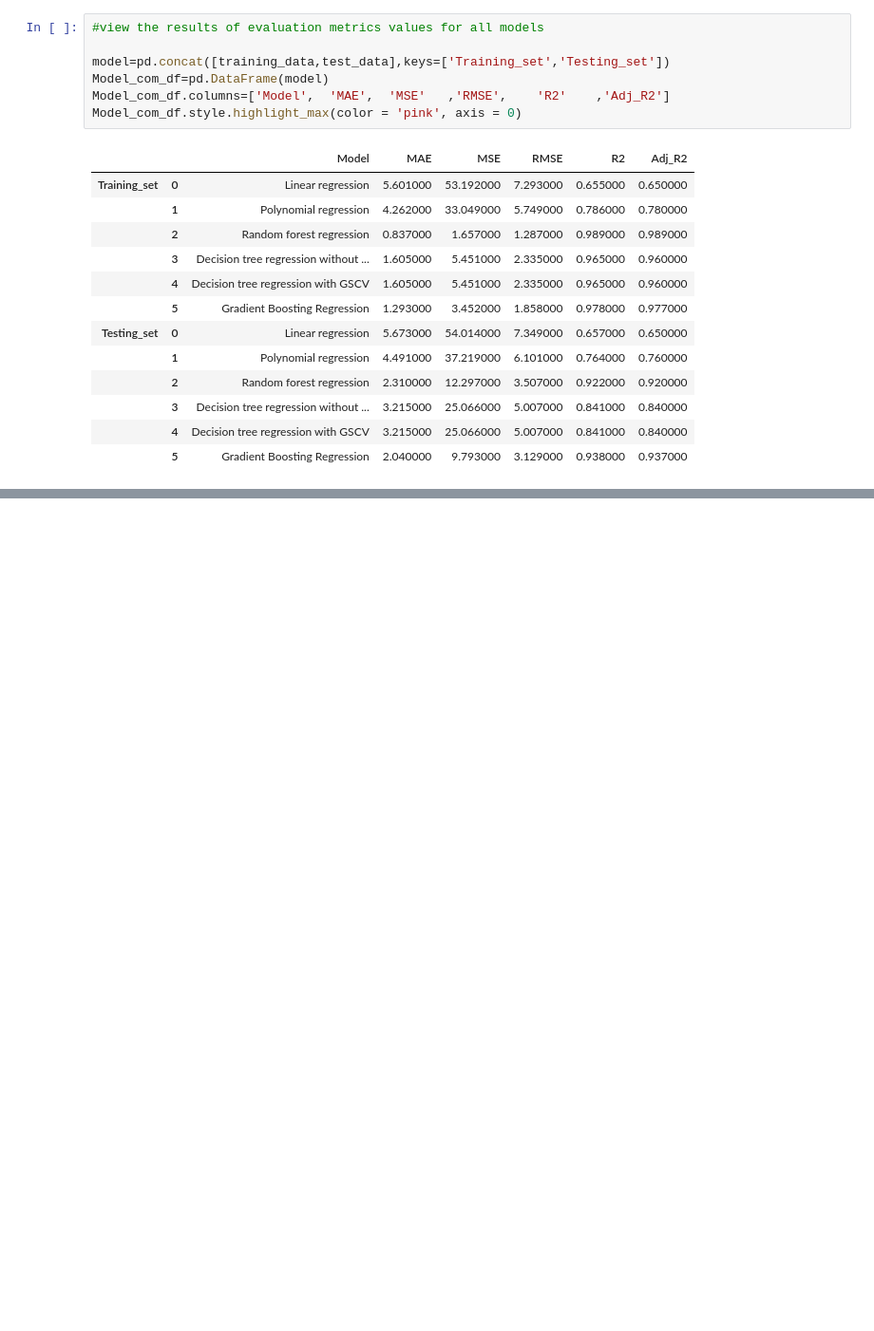
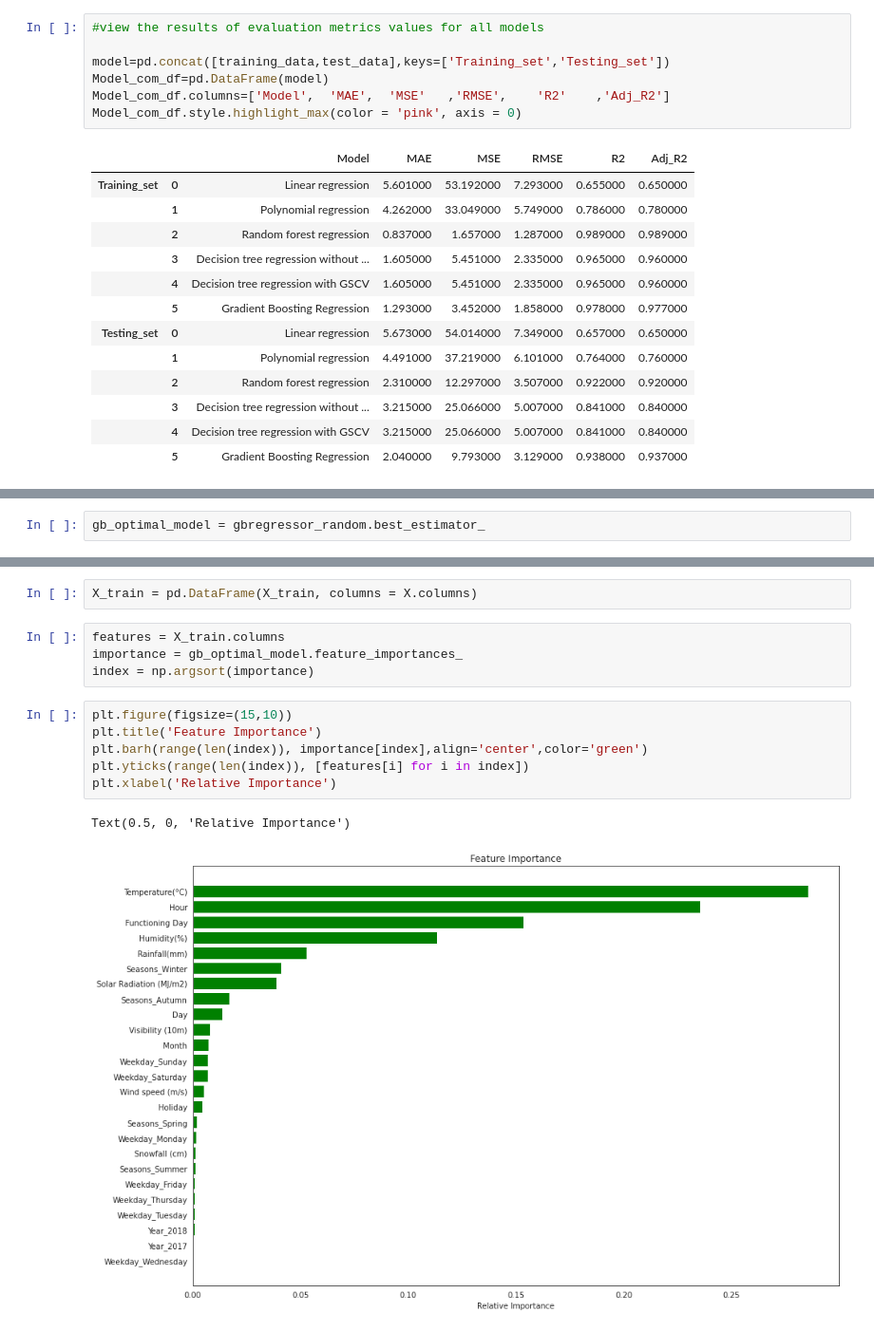
Before and after one commit to m123m12/Rental-Bike-Sharing-Demand-Prediction, a Jupyter notebook: Bike_Sharing_Demand_Prediction.ipynb, the cells around one changed output, grey strips where cells are left out. Shown at 95% size. Cells and saved outputs as stored; diff of their text form; blank space fills up the shorter version.

```diff
--- a/Bike_Sharing_Demand_Prediction.ipynb
+++ b/Bike_Sharing_Demand_Prediction.ipynb
@@ -1230,0 +1240,2 @@ Model_com_df.style.highlight_max(color = 'pink', axis = 0)
+# %%
+gb_optimal_model = gbregressor_random.best_estimator_
@@ -1230,0 +1250,15 @@ Model_com_df.style.highlight_max(color = 'pink', axis = 0)
+# %%
+X_train = pd.DataFrame(X_train, columns = X.columns)
+# %%
+features = X_train.columns
+importance = gb_optimal_model.feature_importances_
+index = np.argsort(importance)
+# %%
+plt.figure(figsize=(15,10))
+plt.title('Feature Importance')
+plt.barh(range(len(index)), importance[index],align='center',color='green')
+plt.yticks(range(len(index)), [features[i] for i in index])
+plt.xlabel('Relative Importance')
+# %% [output]
+Text(0.5, 0, 'Relative Importance')
+[figure, added]
```
Also changed, not shown: parts of 5 cells of this notebook.
